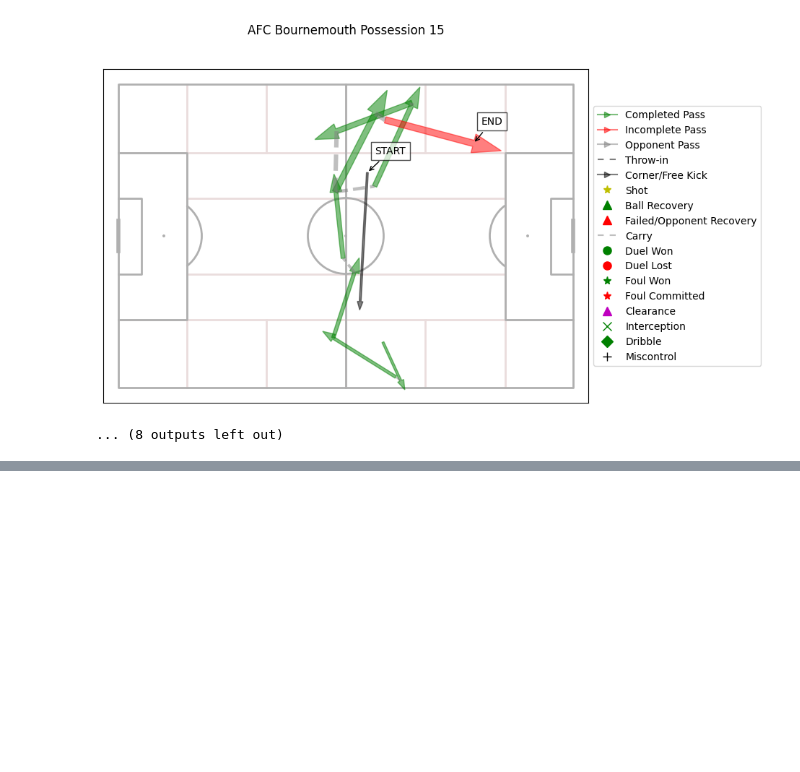
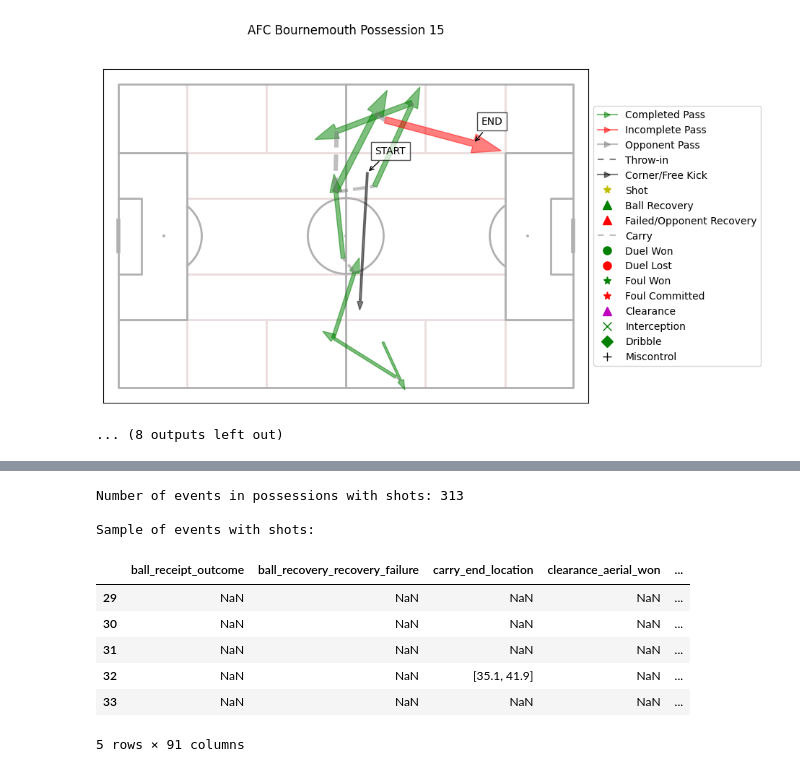
Before and after one commit to zcochran27/Soccer-Events-Analyzed, a Jupyter notebook: explore.ipynb, the cells around one changed output, grey strips where cells are left out. Saved outputs shown, nothing was run; the diff lists cells and outputs as text; code cells hidden in the pictures; blank space fills up the shorter version.

```diff
--- a/explore.ipynb
+++ b/explore.ipynb
@@ -316,0 +320,17 @@ for possession in ordered_events["possession"].unique()[:20]:
+# %%
+# Filter events that are part of possessions with shots (non-null max_xg)
+events_with_shots = ordered_events[ordered_events['max_xg_in_possession'].notna()]
+print(f"Number of events in possessions with shots: {len(events_with_shots)}")
+print("\nSample of events with shots:")
+display(events_with_shots.head(5))
+# %% [output]
+Number of events in possessions with shots: 313
+
+Sample of events with shots:
+|  | ball_receipt_outcome | ball_recovery_recovery_failure | carry_end_location | clearance_aerial_won | ... |
+| 29 | NaN | NaN | NaN | NaN | ... |
+| 30 | NaN | NaN | NaN | NaN | ... |
+| 31 | NaN | NaN | NaN | NaN | ... |
+| 32 | NaN | NaN | [35.1, 41.9] | NaN | ... |
+| 33 | NaN | NaN | NaN | NaN | ... |
+5 rows × 91 columns
```
Also changed, not shown: parts of 6 cells of this notebook.
